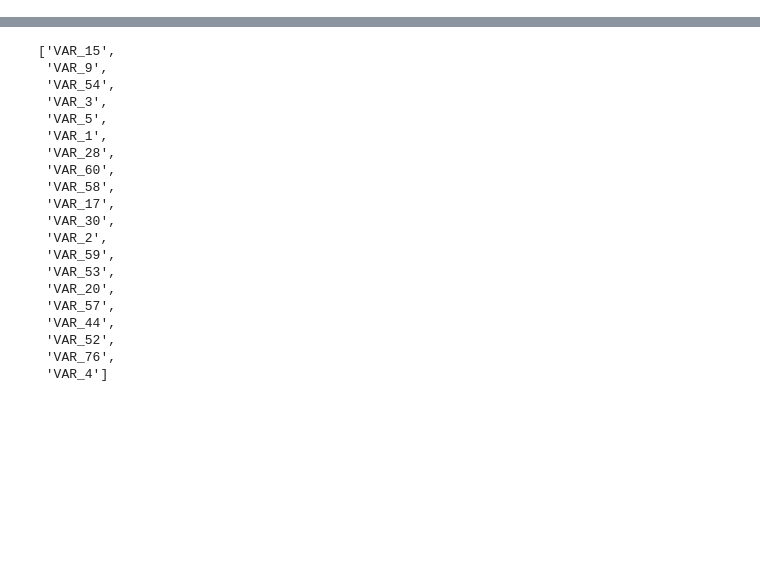
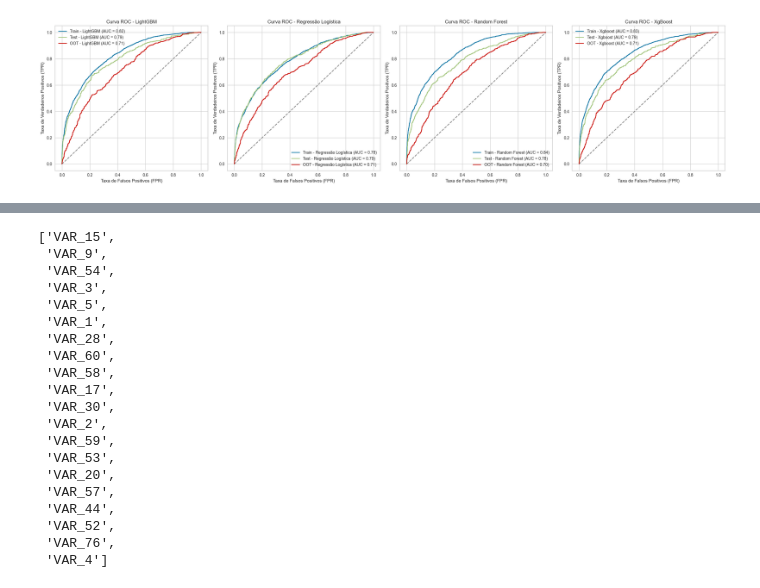
Before and after one commit to RodrigoFCMoreira/credit_scoring_ML_solver, a Jupyter notebook: 4 - Avaliar Técnica de modelagem.ipynb, the cells around one changed output, grey strips where cells are left out. Cells and saved outputs as stored; diff of their text form; code cells hidden in the pictures; blank space fills up the shorter version.

```diff
--- a/4 - Avaliar Técnica de modelagem.ipynb
+++ b/4 - Avaliar Técnica de modelagem.ipynb
@@ -286,0 +262,6 @@ tabela_ks
+# %%
+#Escorar a base de treino
+train_lightgbm = escorar_modelo(base_treino=train_selecionada, base_dados_escorar=train_selecionada, caminho_modelo='tuned_lightgbm')
+train_lr = escorar_modelo(base_treino=train_selecionada, base_dados_escorar=train_selecionada, caminho_modelo='tuned_lr')
+train_rf = escorar_modelo(base_treino=train_selecionada, base_dados_escorar=train_selecionada, caminho_modelo='tuned_rf')
+train_xgboost = escorar_modelo(base_treino=train_selecionada, base_dados_escorar=train_selecionada, caminho_modelo='tuned_xgboost')
@@ -286,0 +397,24 @@ tabela_ks
+# %%
+bases_nomeadas = {
+    "Train - LightGBM": [train_lightgbm,1],
+    "Test - LightGBM": [test_oos_lightgbm,1],
+    "OOT - LightGBM": [test_oot_lightgbm,1],
+    "Train - Regressão Logística": [train_lr,2],
+    "Test - Regressão Logística": [test_oos_lr,2],
+    "OOT - Regressão Logística": [test_oot_lr,2],
+    "Train - Random Forest": [train_rf,3],
+    "Test - Random Forest": [test_oos_rf,3],
+    "OOT - Random Forest": [test_oot_rf,3],
+    "Train - Xgboost": [train_xgboost,4],
+    "Test - Xgboost": [test_oos_xgboost,4],
+    "OOT - Xgboost": [test_oot_xgboost,4],
+}
+nome_graficos = {1 : 'LightGBM',
+                 2 : 'Regressão Logística',
+                 3 : 'Random Forest',
+                 4 : 'XgBoost'
+                 }
+# %%
+plot_comparacao_roc(bases_nomeadas,nome_graficos)
+# %% [output]
+[figure, added]
```
Also changed, not shown: parts of 61 cells of this notebook, 13 other files.
